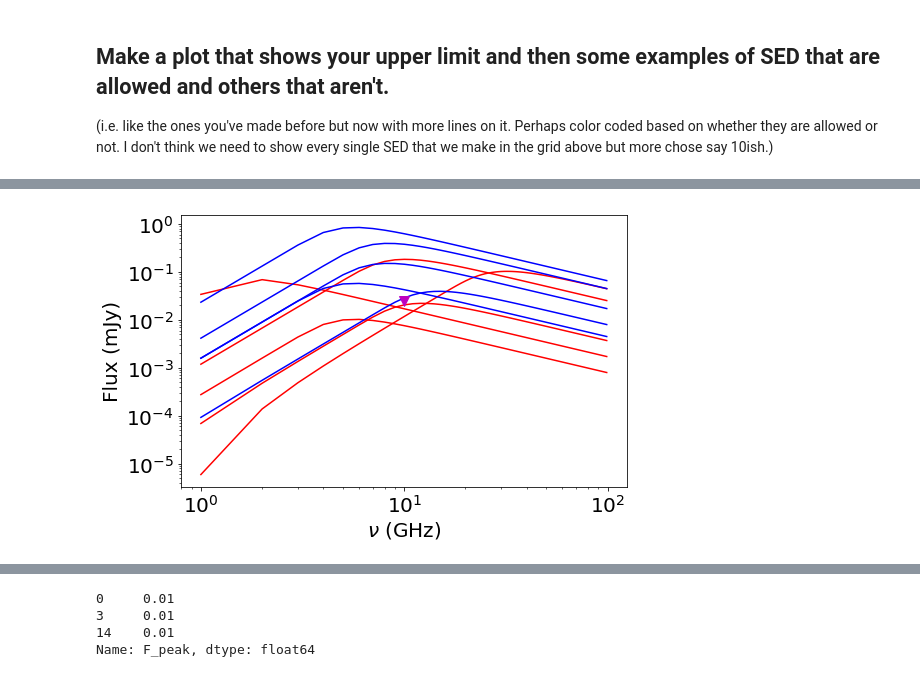
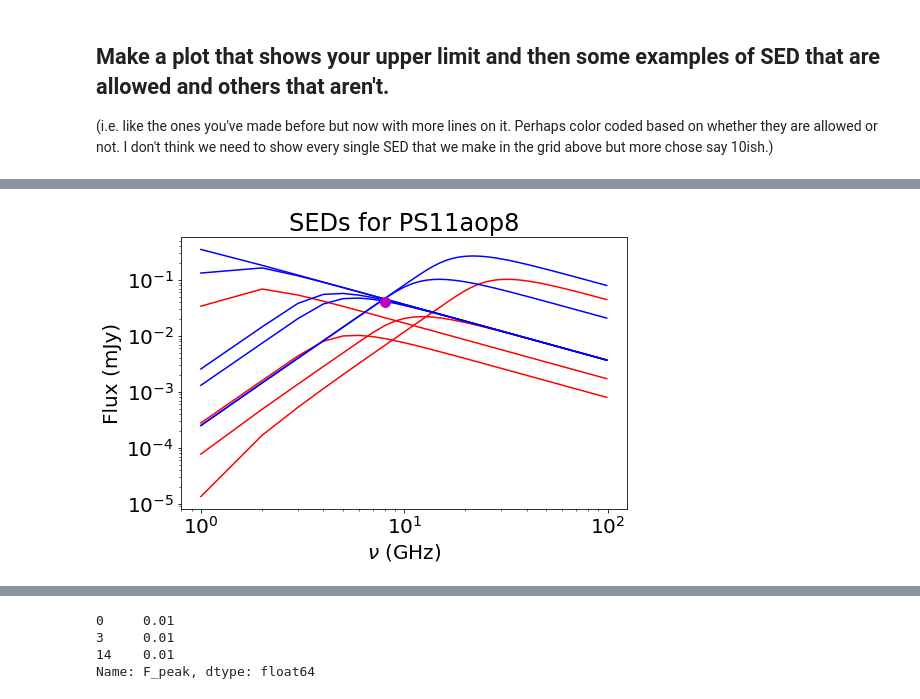
Before and after one commit to ibikadaeze/ast1501, a Jupyter notebook: freesync.ipynb, the cells around one changed output, grey strips where cells are left out. Drawn from its saved outputs; the diff is of its cells as text; code cells hidden in the pictures.

```diff
--- a/freesync.ipynb
+++ b/freesync.ipynb
@@ -208,14 +393,12 @@ plt.savefig('mgPS11aop8x.pdf')
 # %%
-#for PS11aop upper limit
-#file='PS11aopx_ParameterSpace.csv'
-#data = ascii.read(file,format='csv')
-data = pd.read_csv('/home/ibik/PS11aopx_ParameterSpace.csv')
+#for the detection
+data = pd.read_csv('/home/ibik/PS11aop8x_ParameterSpace.csv')
 F_nup1 = data['F_peak'][116] #.take([0, 3, 14])#data['F_peak'][3,5,6])
 nu_p1 = data['nu_peak'][116]#.take([0, 3, 14])#[3,5,6])
 R1 = data['Radius'][116]#.take([0, 3, 14]) #[3,5,6])
 M1 = data['Mdot'][116]#.take([0, 3, 14])
 
-t=t_p = 1690.01477832512 # time of observation in days
+t=t_p = 1261.509031 # time of observation in days
 D = 1088.1 # distance to SN in Mpc
 m = 0.88 #using stAandard model
 p = 3.0 #using standard model
@@ -261,84 +444,82 @@ M_cgs4 =  M4 * 1e-5 * 6.307e+25 #mass loss rate in cgs units
 tau_ff4 = 2.021e25*M_cgs4**2*Z_ave/(miu**2*nu**(2.1)*R4**3*vw_cgs**2*T**(1.35))
 SSA_FFA_sed4 = SSA_sed4*np.exp(-tau_ff4)
 
-F_nup5 = data['F_peak'][390] #.take([0, 3, 14])#data['F_peak'][3,5,6])
-nu_p5 = data['nu_peak'][390]#.take([0, 3, 14])#[3,5,6])
-R5 = data['Radius'][390]#.take([0, 3, 14]) #[3,5,6])
-M5 = data['Mdot'][390]#.take([0, 3, 14])
+F_nup5 = data['F_peak'][444] #.take([0, 3, 14])#data['F_peak'][3,5,6])
+nu_p5 = data['nu_peak'][444]#.take([0, 3, 14])#[3,5,6])
+R5 = data['Radius'][444]#.take([0, 3, 14]) #[3,5,6])
+M5 = data['Mdot'][444]#.take([0, 3, 14])
 SSA_sed5 = F_nup5*1.582*(t/t_p)**a*(nu/nu_p5)**(5/2)*(1-np.exp(-(t/t_p)**(-(a+b))*(nu/nu_p5)**(-(p+4)/2)))
 M_cgs5 =  M5 * 1e-5 * 6.307e+25 #mass loss rate in cgs units
 tau_ff5 = 2.021e25*M_cgs5**2*Z_ave/(miu**2*nu**(2.1)*R5**3*vw_cgs**2*T**(1.35))
 SSA_FFA_sed5 = SSA_sed5*np.exp(-tau_ff5)
 
-F_nup6 = data['F_peak'][192] #.take([0, 3, 14])#data['F_peak'][3,5,6])
-nu_p6 = data['nu_peak'][192]#.take([0, 3, 14])#[3,5,6])
-R6 = data['Radius'][192]#.take([0, 3, 14]) #[3,5,6])
-M6 = data['Mdot'][192]#.take([0, 3, 14])
+F_nup6 = data['F_peak'][500] #.take([0, 3, 14])#data['F_peak'][3,5,6])
+nu_p6 = data['nu_peak'][500]#.take([0, 3, 14])#[3,5,6])
+R6 = data['Radius'][500]#.take([0, 3, 14]) #[3,5,6])
+M6 = data['Mdot'][500]#.take([0, 3, 14])
 SSA_sed6 = F_nup6*1.582*(t/t_p)**a*(nu/nu_p6)**(5/2)*(1-np.exp(-(t/t_p)**(-(a+b))*(nu/nu_p6)**(-(p+4)/2)))
 M_cgs6 =  M2 * 1e-5 * 6.307e+25 #mass loss rate in cgs units
 tau_ff6 = 2.021e25*M_cgs6**2*Z_ave/(miu**2*nu**(2.1)*R6**3*vw_cgs**2*T**(1.35))
 SSA_FFA_sed6 = SSA_sed6*np.exp(-tau_ff6)
 
-F_nup7 = data['F_peak'][237] #.take([0, 3, 14])#data['F_peak'][3,5,6])
-nu_p7 = data['nu_peak'][237]#.take([0, 3, 14])#[3,5,6])
-R7 = data['Radius'][237]#.take([0, 3, 14]) #[3,5,6])
-M7 = data['Mdot'][237]#.take([0, 3, 14])
+F_nup7 = data['F_peak'][380] #.take([0, 3, 14])#data['F_peak'][3,5,6])
+nu_p7 = data['nu_peak'][380]#.take([0, 3, 14])#[3,5,6])
+R7 = data['Radius'][380]#.take([0, 3, 14]) #[3,5,6])
+M7 = data['Mdot'][380]#.take([0, 3, 14])
 SSA_sed7 = F_nup7*1.582*(t/t_p)**a*(nu/nu_p7)**(5/2)*(1-np.exp(-(t/t_p)**(-(a+b))*(nu/nu_p7)**(-(p+4)/2)))
 M_cgs7 =  M7 * 1e-5 * 6.307e+25 #mass loss rate in cgs units
 tau_ff7 = 2.021e25*M_cgs7**2*Z_ave/(miu**2*nu**(2.1)*R7**3*vw_cgs**2*T**(1.35))
 SSA_FFA_sed7 = SSA_sed7*np.exp(-tau_ff7)
 
-F_nup8 = data['F_peak'][364] #.take([0, 3, 14])#data['F_peak'][3,5,6])
-nu_p8 = data['nu_peak'][364]#.take([0, 3, 14])#[3,5,6])
-R8 = data['Radius'][364]#.take([0, 3, 14]) #[3,5,6])
-M8 = data['Mdot'][364]#.take([0, 3, 14])
+F_nup8 = data['F_peak'][317] #.take([0, 3, 14])#data['F_peak'][3,5,6])
+nu_p8 = data['nu_peak'][317]#.take([0, 3, 14])#[3,5,6])
+R8 = data['Radius'][317]#.take([0, 3, 14]) #[3,5,6])
+M8 = data['Mdot'][317]#.take([0, 3, 14])
 SSA_sed8 = F_nup8*1.582*(t/t_p)**a*(nu/nu_p8)**(5/2)*(1-np.exp(-(t/t_p)**(-(a+b))*(nu/nu_p8)**(-(p+4)/2)))
 M_cgs8 =  M8 * 1e-5 * 6.307e+25 #mass loss rate in cgs units
 tau_ff8 = 2.021e25*M_cgs8**2*Z_ave/(miu**2*nu**(2.1)*R8**3*vw_cgs**2*T**(1.35))
 SSA_FFA_sed8 = SSA_sed8*np.exp(-tau_ff8)
 
-F_nup9 = data['F_peak'][489] #.take([0, 3, 14])#data['F_peak'][3,5,6])
-nu_p9 = data['nu_peak'][489]#.take([0, 3, 14])#[3,5,6])
-R9 = data['Radius'][489]#.take([0, 3, 14]) #[3,5,6])
-M9 = data['Mdot'][489]#.take([0, 3, 14])
+F_nup9 = data['F_peak'][236] #.take([0, 3, 14])#data['F_peak'][3,5,6])
+nu_p9 = data['nu_peak'][236]#.take([0, 3, 14])#[3,5,6])
+R9 = data['Radius'][236]#.take([0, 3, 14]) #[3,5,6])
+M9 = data['Mdot'][236]#.take([0, 3, 14])
 SSA_sed9 = F_nup9*1.582*(t/t_p)**a*(nu/nu_p9)**(5/2)*(1-np.exp(-(t/t_p)**(-(a+b))*(nu/nu_p9)**(-(p+4)/2)))
 M_cgs9 =  M9 * 1e-5 * 6.307e+25 #mass loss rate in cgs units
 tau_ff9 = 2.021e25*M_cgs9**2*Z_ave/(miu**2*nu**(2.1)*R9**3*vw_cgs**2*T**(1.35))
 SSA_FFA_sed9 = SSA_sed9*np.exp(-tau_ff9)
 
 
-F_nup10 = data['F_peak'][587] #.take([0, 3, 14])#data['F_peak'][3,5,6])
-nu_p10 = data['nu_peak'][587]#.take([0, 3, 14])#[3,5,6])
-R10 = data['Radius'][587]#.take([0, 3, 14]) #[3,5,6])
-M10 = data['Mdot'][587]#.take([0, 3, 14])
+F_nup10 = data['F_peak'][212] #.take([0, 3, 14])#data['F_peak'][3,5,6])
+nu_p10 = data['nu_peak'][212]#.take([0, 3, 14])#[3,5,6])
+R10 = data['Radius'][212]#.take([0, 3, 14]) #[3,5,6])
+M10 = data['Mdot'][212]#.take([0, 3, 14])
 SSA_sed10 = F_nup10*1.582*(t/t_p)**a*(nu/nu_p10)**(5/2)*(1-np.exp(-(t/t_p)**(-(a+b))*(nu/nu_p10)**(-(p+4)/2)))
 M_cgs10 =  M10 * 1e-5 * 6.307e+25 #mass loss rate in cgs units
 tau_ff10 = 2.021e25*M_cgs10**2*Z_ave/(miu**2*nu**(2.1)*R10**3*vw_cgs**2*T**(1.35))
 SSA_FFA_sed10 = SSA_sed10*np.exp(-tau_ff10)
 
 
 plt.rcParams.update({'font.size': 20})
 plt.figure(figsize=(8,5))
 #plt.ylim(0.0001400,0.01570)
 #plt.xlim(2, 30)
 plt.xscale('log')
 plt.yscale('log')
 ax=plt.subplot(111)
 #plt.plot(8,0.0404, 'bo', markersize=10)
 #plt.plot(6,0.0318, 'ro', markersize=10)
 #plt.plot(10,0.0246, 'mv', markersize=10)
 #plt.plot(3,0.211, 'kv', markersize=10)
 #plt.plot(15,0.0221, 'gv', markersize=10)
-plt.plot(nu,SSA_FFA_sed1,'r', nu,SSA_FFA_sed2,'r',nu,SSA_FFA_sed3,'r',nu,SSA_FFA_sed4,'r',nu,SSA_FFA_sed5,'r',nu,SSA_FFA_sed6,'b',nu,SSA_FFA_sed7,'b',nu,SSA_FFA_sed8,'b',nu,SSA_FFA_sed9,'b',nu,SSA_FFA_sed10,'b',label ='PS11aopx')
-plt.plot(10,0.0246, 'mv', markersize=10)
+plt.plot(nu,SSA_FFA_sed1,'r', nu,SSA_FFA_sed2,'r',nu,SSA_FFA_sed3,'r',nu,SSA_FFA_sed4,'r',nu,SSA_FFA_sed5,'b',nu,SSA_FFA_sed6,'b',nu,SSA_FFA_sed7,'b',nu,SSA_FFA_sed8,'b',nu,SSA_FFA_sed9,'b',nu,SSA_FFA_sed10,'b',label ='PS11aop8')
+plt.plot(8,0.0404, 'mo', markersize=10)
 plt.xlabel(r'$\nu$ (GHz)', fontsize=20) #Log$_{10}$ t$_{rest}$(days)($\u03BD$ /5 GHz)', fontsize=14)
 plt.ylabel('Flux (mJy)', fontsize=20) #Log$_{10}$ Luminosity (erg $s^{-1}$ $Hz^{-1}$)', fontsize =14)
 #plt.legend(frameon=True, framealpha=0.1, loc='center left', bbox_to_anchor=(1, 0.5))
 #ax.legend(loc='lower right')#, bbox_to_anchor=(1, 0.5))
         #plt.show()
-plt.savefig('PS11aopx1.pdf')
-
-
-      #  print(F,nu,R,B,v,M,Rule)
+plt.title('SEDs for PS11aop8')
+plt.savefig('PS11aopxdetect.pdf')
 # %% [output]
-[figure, old version]
+[figure, new version]
```
Also changed, not shown: parts of 9 cells of this notebook.
